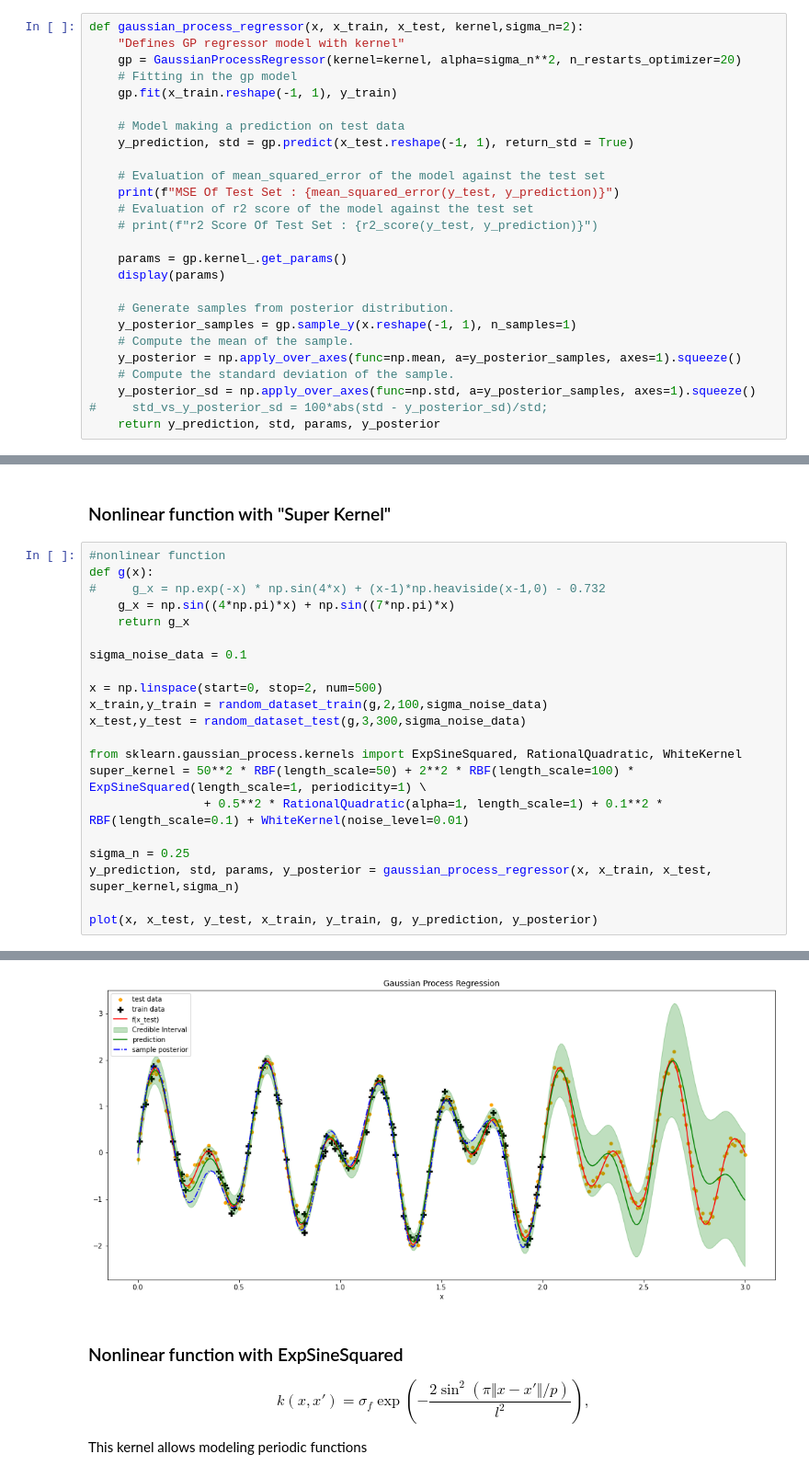
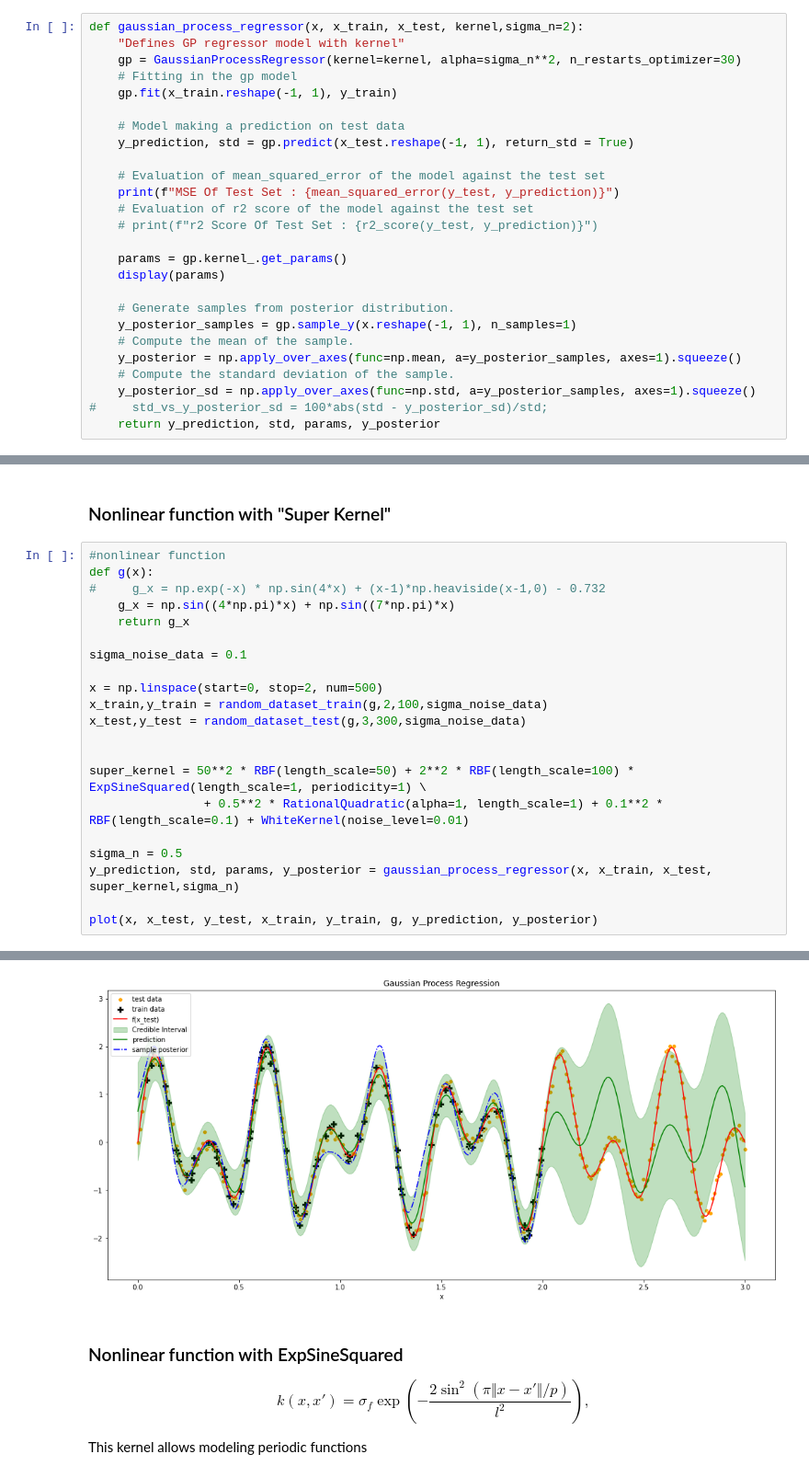
Before and after one commit to mschossler/GaussianProcess_StockPrediction, a Jupyter notebook: GP.ipynb, the cells around one changed output, grey strips where cells are left out. Shown: that part at 92% size. Drawn from its saved outputs; the diff is of its cells as text.

```diff
--- a/GP.ipynb
+++ b/GP.ipynb
@@ -359,7 +360,7 @@ We use [GaussianProcessRegressor](https://scikit-learn.org/stable/modules/genera
 # %%
 def gaussian_process_regressor(x, x_train, x_test, kernel,sigma_n=2):
     "Defines GP regressor model with kernel"
-    gp = GaussianProcessRegressor(kernel=kernel, alpha=sigma_n**2, n_restarts_optimizer=20)
+    gp = GaussianProcessRegressor(kernel=kernel, alpha=sigma_n**2, n_restarts_optimizer=30)
     # Fitting in the gp model
     gp.fit(x_train.reshape(-1, 1), y_train)
 
@@ -630,11 +628,11 @@ x = np.linspace(start=0, stop=2, num=500)
 x_train,y_train = random_dataset_train(g,2,100,sigma_noise_data)
 x_test,y_test = random_dataset_test(g,3,300,sigma_noise_data)
 
-from sklearn.gaussian_process.kernels import ExpSineSquared, RationalQuadratic, WhiteKernel
+
 super_kernel = 50**2 * RBF(length_scale=50) + 2**2 * RBF(length_scale=100) * ExpSineSquared(length_scale=1, periodicity=1) \
                 + 0.5**2 * RationalQuadratic(alpha=1, length_scale=1) + 0.1**2 * RBF(length_scale=0.1) + WhiteKernel(noise_level=0.01)
 
-sigma_n = 0.25
+sigma_n = 0.5
 y_prediction, std, params, y_posterior = gaussian_process_regressor(x, x_train, x_test, super_kernel,sigma_n)
 
 plot(x, x_test, y_test, x_train, y_train, g, y_prediction, y_posterior)
@@ -657,7 +655,7 @@ MSE Of Test Set : 0.09087895007742033
  'k1__k2__k2__length_scale_bounds': (1e-05, 100000.0),
  'k2__noise_level': 9.999999999999997e-06,
  'k2__noise_level_bounds': (1e-05, 100000.0)}
-[figure, old version]
+[figure, new version]
 # %% [markdown]
 ### Nonlinear function with ExpSineSquared
 
```
Also changed, not shown: parts of 9 cells of this notebook, 1 other file.
